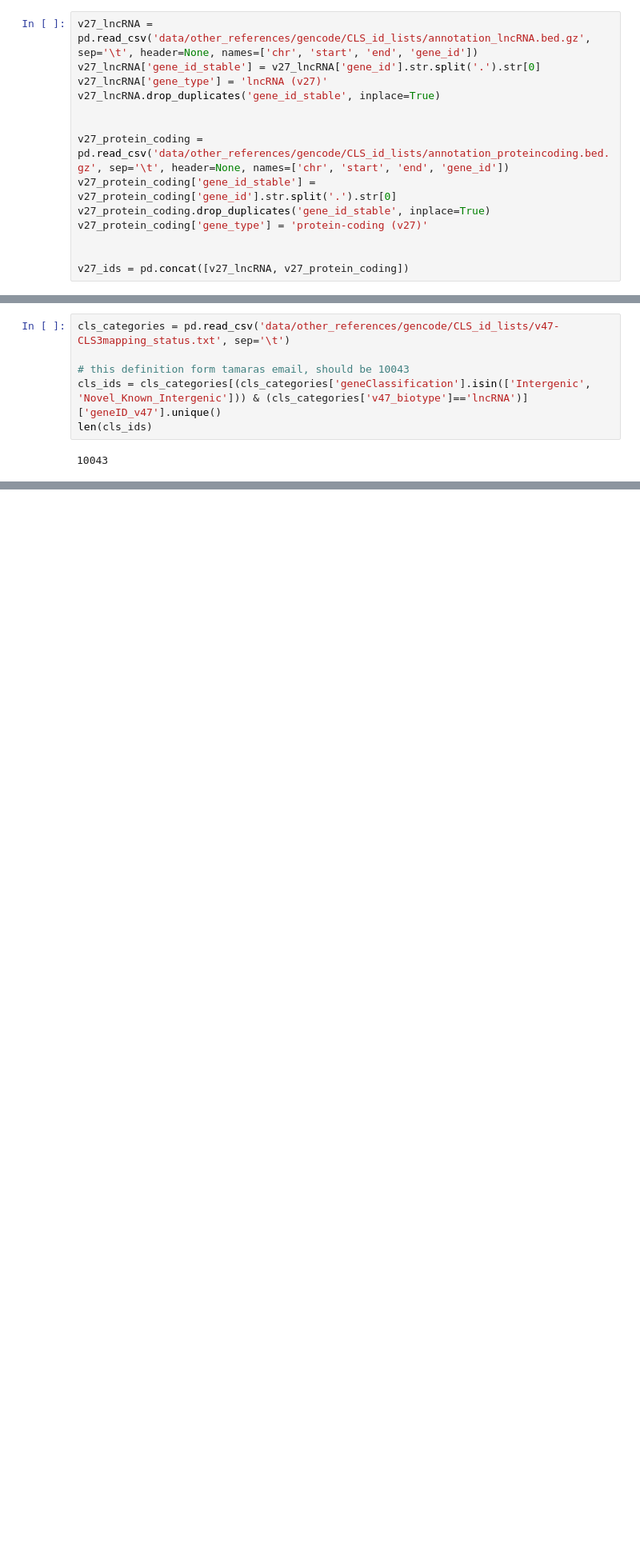
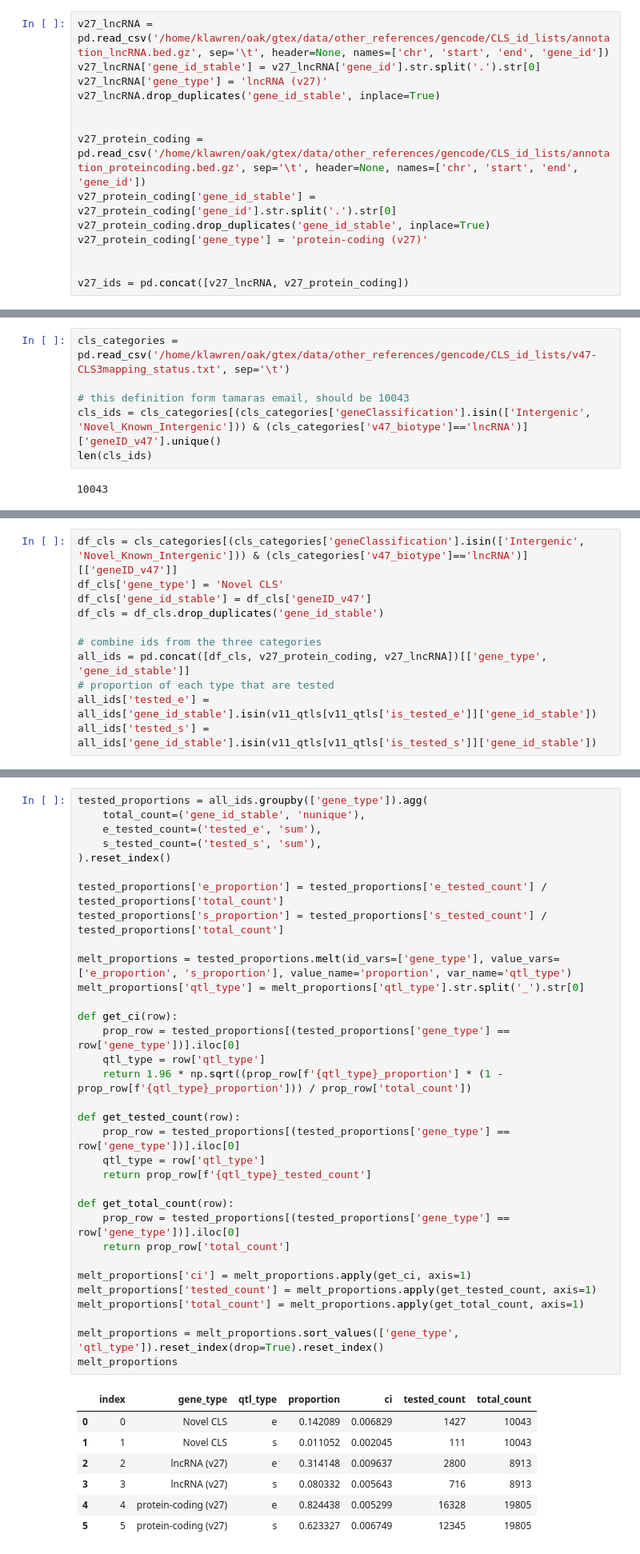
Before and after one commit to danielnachun/gtex-gencode47, a Jupyter notebook: notebooks/cls_qtls.ipynb, the cells around one changed output, grey strips where cells are left out. Shown: that part at 80% size. Saved outputs shown, nothing was run; the diff lists cells and outputs as text; blank space fills up the shorter version.

```diff
--- a/notebooks/cls_qtls.ipynb
+++ b/notebooks/cls_qtls.ipynb
@@ -21,13 +21,13 @@ qval_cutoff = 0.05
 load in gencode ids and biotypes, they used gencode v27 so that's what I will use for consistency
 they have manually subset the list of lncRNAs, so I'll just load in that list directly.
 # %%
-v27_lncRNA = pd.read_csv('data/other_references/gencode/CLS_id_lists/annotation_lncRNA.bed.gz', sep='\t', header=None, names=['chr', 'start', 'end', 'gene_id'])
+v27_lncRNA = pd.read_csv('/home/klawren/oak/gtex/data/other_references/gencode/CLS_id_lists/annotation_lncRNA.bed.gz', sep='\t', header=None, names=['chr', 'start', 'end', 'gene_id'])
 v27_lncRNA['gene_id_stable'] = v27_lncRNA['gene_id'].str.split('.').str[0]
 v27_lncRNA['gene_type'] = 'lncRNA (v27)'
 v27_lncRNA.drop_duplicates('gene_id_stable', inplace=True)
 
 
-v27_protein_coding = pd.read_csv('data/other_references/gencode/CLS_id_lists/annotation_proteincoding.bed.gz', sep='\t', header=None, names=['chr', 'start', 'end', 'gene_id'])
+v27_protein_coding = pd.read_csv('/home/klawren/oak/gtex/data/other_references/gencode/CLS_id_lists/annotation_proteincoding.bed.gz', sep='\t', header=None, names=['chr', 'start', 'end', 'gene_id'])
 v27_protein_coding['gene_id_stable'] = v27_protein_coding['gene_id'].str.split('.').str[0]
 v27_protein_coding.drop_duplicates('gene_id_stable', inplace=True)
 v27_protein_coding['gene_type'] = 'protein-coding (v27)'
@@ -70,7 +70,7 @@ we are interested in three categories:
 * lncRNAs (v27)
 * protien coding (v27)
 # %%
-cls_categories = pd.read_csv('data/other_references/gencode/CLS_id_lists/v47-CLS3mapping_status.txt', sep='\t')
+cls_categories = pd.read_csv('/home/klawren/oak/gtex/data/other_references/gencode/CLS_id_lists/v47-CLS3mapping_status.txt', sep='\t')
 
 # this definition form tamaras email, should be 10043
 cls_ids = cls_categories[(cls_categories['geneClassification'].isin(['Intergenic', 'Novel_Known_Intergenic'])) & (cls_categories['v47_biotype']=='lncRNA')]['geneID_v47'].unique()
@@ -105,4 +105,15 @@ Novel CLS                1435
 lncRNA (v27)             8903
 protein-coding (v27)    19805
 dtype: int64
+# %%
+df_cls = cls_categories[(cls_categories['geneClassification'].isin(['Intergenic', 'Novel_Known_Intergenic'])) & (cls_categories['v47_biotype']=='lncRNA')][['geneID_v47']]
+df_cls['gene_type'] = 'Novel CLS'
+df_cls['gene_id_stable'] = df_cls['geneID_v47']
+df_cls = df_cls.drop_duplicates('gene_id_stable')
+
+# combine ids from the three categories
+all_ids = pd.concat([df_cls, v27_protein_coding, v27_lncRNA])[['gene_type', 'gene_id_stable']]
+# proportion of each type that are tested
+all_ids['tested_e'] = all_ids['gene_id_stable'].isin(v11_qtls[v11_qtls['is_tested_e']]['gene_id_stable'])
+all_ids['tested_s'] = all_ids['gene_id_stable'].isin(v11_qtls[v11_qtls['is_tested_s']]['gene_id_stable'])
 # %%
@@ -129,0 +130,41 @@ dtype: int64
+# %%
+tested_proportions = all_ids.groupby(['gene_type']).agg(
+    total_count=('gene_id_stable', 'nunique'),
+    e_tested_count=('tested_e', 'sum'),
+    s_tested_count=('tested_s', 'sum'),
+).reset_index()
+
+tested_proportions['e_proportion'] = tested_proportions['e_tested_count'] / tested_proportions['total_count']
+tested_proportions['s_proportion'] = tested_proportions['s_tested_count'] / tested_proportions['total_count']
+
+melt_proportions = tested_proportions.melt(id_vars=['gene_type'], value_vars=['e_proportion', 's_proportion'], value_name='proportion', var_name='qtl_type')
+melt_proportions['qtl_type'] = melt_proportions['qtl_type'].str.split('_').str[0]
+
+def get_ci(row):
+    prop_row = tested_proportions[(tested_proportions['gene_type'] == row['gene_type'])].iloc[0]
+    qtl_type = row['qtl_type']
+    return 1.96 * np.sqrt((prop_row[f'{qtl_type}_proportion'] * (1 - prop_row[f'{qtl_type}_proportion'])) / prop_row['total_count'])
+
+def get_tested_count(row):
+    prop_row = tested_proportions[(tested_proportions['gene_type'] == row['gene_type'])].iloc[0]
+    qtl_type = row['qtl_type']
+    return prop_row[f'{qtl_type}_tested_count']
+
+def get_total_count(row):
+    prop_row = tested_proportions[(tested_proportions['gene_type'] == row['gene_type'])].iloc[0]
+    return prop_row['total_count']
+
+melt_proportions['ci'] = melt_proportions.apply(get_ci, axis=1)
+melt_proportions['tested_count'] = melt_proportions.apply(get_tested_count, axis=1)
+melt_proportions['total_count'] = melt_proportions.apply(get_total_count, axis=1)
+
+melt_proportions = melt_proportions.sort_values(['gene_type', 'qtl_type']).reset_index(drop=True).reset_index()
+melt_proportions
+# %% [output]
+|  | index | gene_type | qtl_type | proportion | ci | tested_count | total_count |
+| 0 | 0 | Novel CLS | e | 0.142089 | 0.006829 | 1427 | 10043 |
+| 1 | 1 | Novel CLS | s | 0.011052 | 0.002045 | 111 | 10043 |
+| 2 | 2 | lncRNA (v27) | e | 0.314148 | 0.009637 | 2800 | 8913 |
+| 3 | 3 | lncRNA (v27) | s | 0.080332 | 0.005643 | 716 | 8913 |
+| 4 | 4 | protein-coding (v27) | e | 0.824438 | 0.005299 | 16328 | 19805 |
+| 5 | 5 | protein-coding (v27) | s | 0.623327 | 0.006749 | 12345 | 19805 |
```
Also changed, not shown: parts of 9 cells of this notebook, 3 other files.
